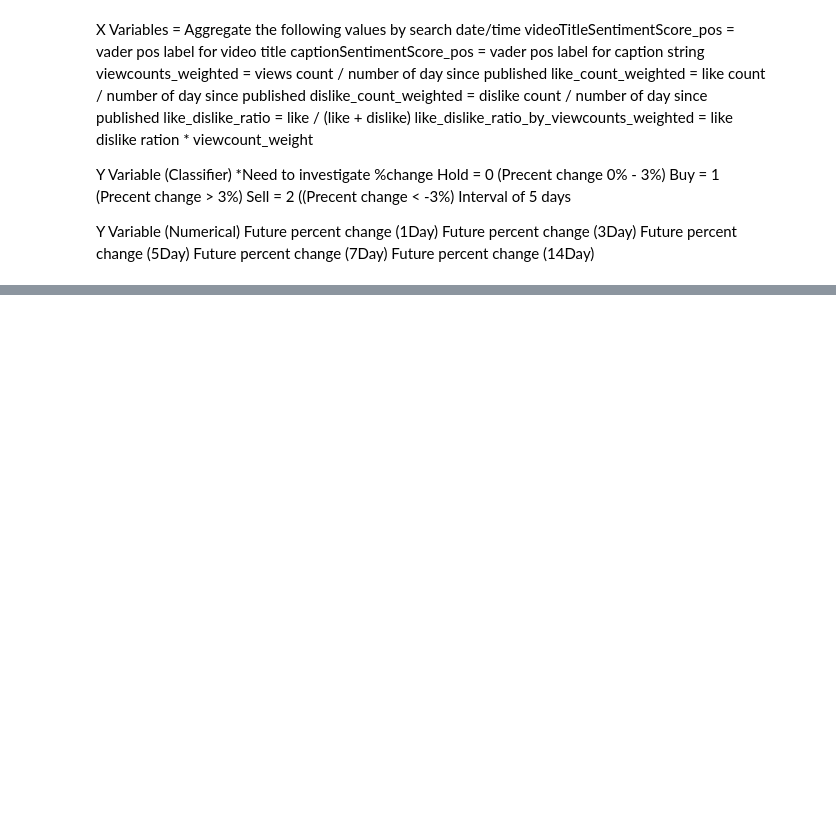
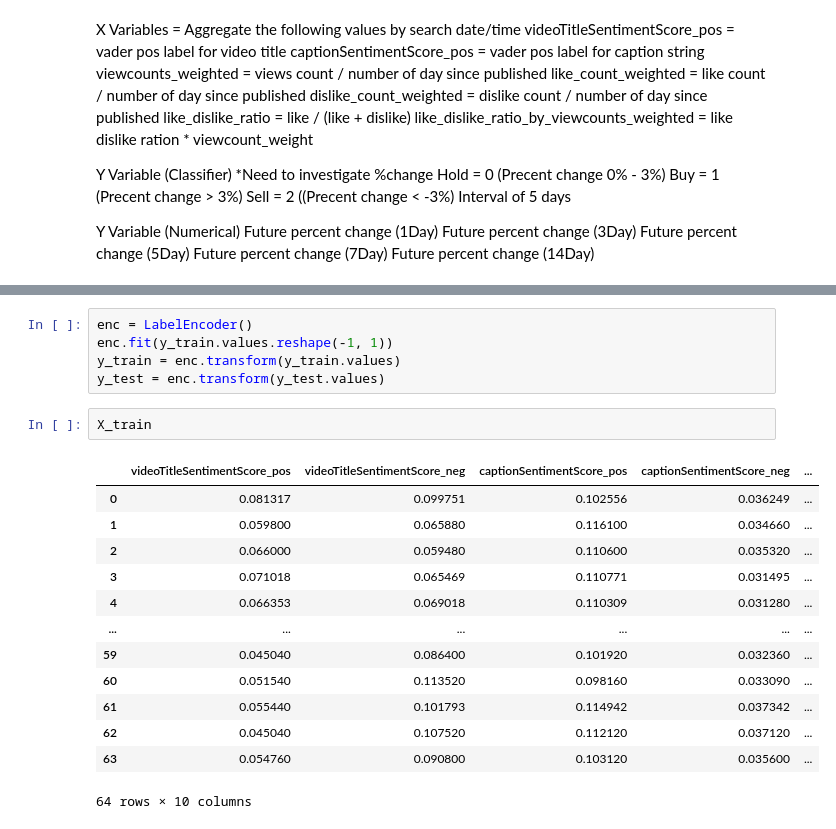
Before and after one commit to Cloblak/youtube_content_based_stock_prediction, a Jupyter notebook: 10_code/Model_v1.ipynb, the cells around one changed output, grey strips where cells are left out. Cells and saved outputs as stored; diff of their text form; blank space fills up the shorter version.

```diff
--- a/10_code/Model_v1.ipynb
+++ b/10_code/Model_v1.ipynb
@@ -49,0 +52,21 @@ nvda[0]
+# %%
+enc = LabelEncoder()
+enc.fit(y_train.values.reshape(-1, 1))
+y_train = enc.transform(y_train.values)
+y_test = enc.transform(y_test.values)
+# %%
+X_train
+# %% [output]
+|  | videoTitleSentimentScore_pos | videoTitleSentimentScore_neg | captionSentimentScore_pos | captionSentimentScore_neg | ... |
+| 0 | 0.081317 | 0.099751 | 0.102556 | 0.036249 | ... |
+| 1 | 0.059800 | 0.065880 | 0.116100 | 0.034660 | ... |
+| 2 | 0.066000 | 0.059480 | 0.110600 | 0.035320 | ... |
+| 3 | 0.071018 | 0.065469 | 0.110771 | 0.031495 | ... |
+| 4 | 0.066353 | 0.069018 | 0.110309 | 0.031280 | ... |
+| ... | ... | ... | ... | ... | ... |
+| 59 | 0.045040 | 0.086400 | 0.101920 | 0.032360 | ... |
+| 60 | 0.051540 | 0.113520 | 0.098160 | 0.033090 | ... |
+| 61 | 0.055440 | 0.101793 | 0.114942 | 0.037342 | ... |
+| 62 | 0.045040 | 0.107520 | 0.112120 | 0.037120 | ... |
+| 63 | 0.054760 | 0.090800 | 0.103120 | 0.035600 | ... |
+64 rows × 10 columns
```
Also changed, not shown: parts of 27 cells of this notebook, 4 other files.
